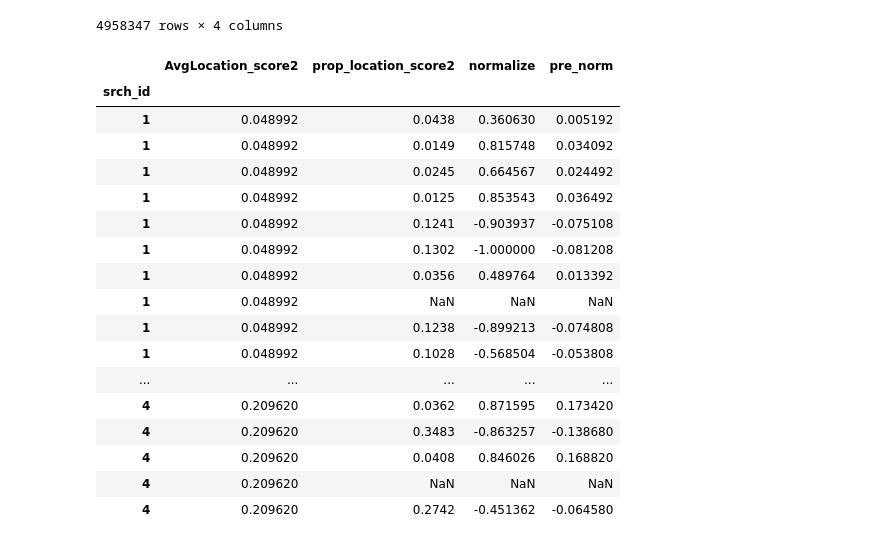
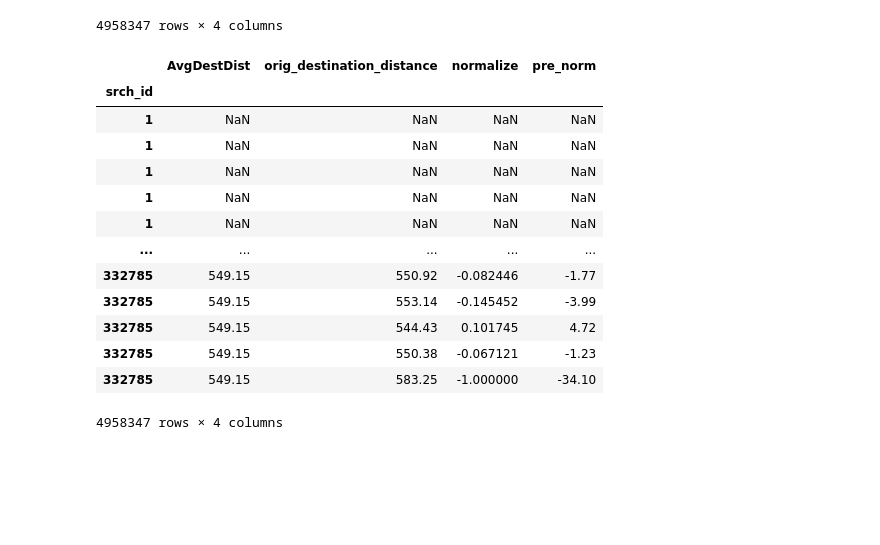
Before and after one commit to sfikouris/DM, a Jupyter notebook: Assignment2/paris/EDA.ipynb, the cells around one changed output. Drawn from its saved outputs; the diff is of its cells as text; code cells hidden in the pictures; blank space fills up the shorter version.

Commit message:
orig_destination_distance

```diff
--- a/Assignment2/paris/EDA.ipynb
+++ b/Assignment2/paris/EDA.ipynb
@@ -309,24 +304,38 @@ for ind in uni_ind:
     df_loc2.loc[ind,'pre_norm'] = pre_norm
     x, y = pre_norm.min(), pre_norm.max()
     df_loc2.loc[ind,'normalize'] = (pre_norm - x) / (y-x) * (b-a) + a
-# %%
-df_loc2.head(50)
-# %% [output]
-|  | AvgLocation_score2 | prop_location_score2 | normalize | pre_norm |
-| srch_id |  |  |  |  |
-| 1 | 0.048992 | 0.0438 | 0.360630 | 0.005192 |
-| 1 | 0.048992 | 0.0149 | 0.815748 | 0.034092 |
-| 1 | 0.048992 | 0.0245 | 0.664567 | 0.024492 |
-| 1 | 0.048992 | 0.0125 | 0.853543 | 0.036492 |
-| 1 | 0.048992 | 0.1241 | -0.903937 | -0.075108 |
-| 1 | 0.048992 | 0.1302 | -1.000000 | -0.081208 |
-| 1 | 0.048992 | 0.0356 | 0.489764 | 0.013392 |
-| 1 | 0.048992 | NaN | NaN | NaN |
-| 1 | 0.048992 | 0.1238 | -0.899213 | -0.074808 |
-| 1 | 0.048992 | 0.1028 | -0.568504 | -0.053808 |
-| ... | ... | ... | ... | ... |
-| 4 | 0.209620 | 0.0362 | 0.871595 | 0.173420 |
-| 4 | 0.209620 | 0.3483 | -0.863257 | -0.138680 |
-| 4 | 0.209620 | 0.0408 | 0.846026 | 0.168820 |
-| 4 | 0.209620 | NaN | NaN | NaN |
-| 4 | 0.209620 | 0.2742 | -0.451362 | -0.064580 |
+# %%
+df_dest=df.rename(columns={'orig_destination_distance': 'AvgDestDist'})
+dist_grp = df_dest.groupby(['srch_id'])
+AvgDestDist = dist_grp['AvgDestDist'].mean()
+df_dest1 = df.set_index('srch_id')['orig_destination_distance']
+dest = pd.concat([AvgDestDist, df_dest1], axis='columns', sort= False)
+dest['normalize']=1
+dest['pre_norm'] =1
+
+a, b = -1,1
+df_dest_new = dest.groupby(dest.index)
+index = dest.index
+uni_ind = index.unique()
+for ind in uni_ind:
+    pre_norm = df_dest_new.get_group(ind).AvgDestDist - df_dest_new.get_group(ind).orig_destination_distance
+    dest.loc[ind,'pre_norm'] = pre_norm
+    x, y = pre_norm.min(), pre_norm.max()
+    dest.loc[ind,'normalize'] = (pre_norm - x) / (y-x) * (b-a) + a
+
+dest
+# %% [output]
+|  | AvgDestDist | orig_destination_distance | normalize | pre_norm |
+| srch_id |  |  |  |  |
+| 1 | NaN | NaN | NaN | NaN |
+| 1 | NaN | NaN | NaN | NaN |
+| 1 | NaN | NaN | NaN | NaN |
+| 1 | NaN | NaN | NaN | NaN |
+| 1 | NaN | NaN | NaN | NaN |
+| ... | ... | ... | ... | ... |
+| 332785 | 549.15 | 550.92 | -0.082446 | -1.77 |
+| 332785 | 549.15 | 553.14 | -0.145452 | -3.99 |
+| 332785 | 549.15 | 544.43 | 0.101745 | 4.72 |
+| 332785 | 549.15 | 550.38 | -0.067121 | -1.23 |
+| 332785 | 549.15 | 583.25 | -1.000000 | -34.10 |
+4958347 rows × 4 columns
```
Also changed, not shown: parts of 3 cells of this notebook, 1 other file.
